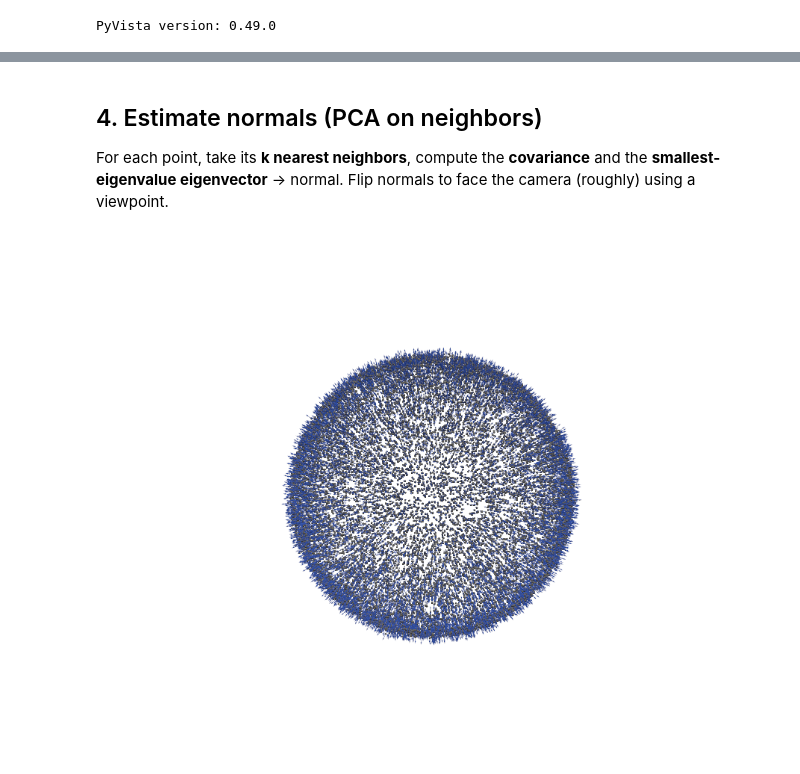
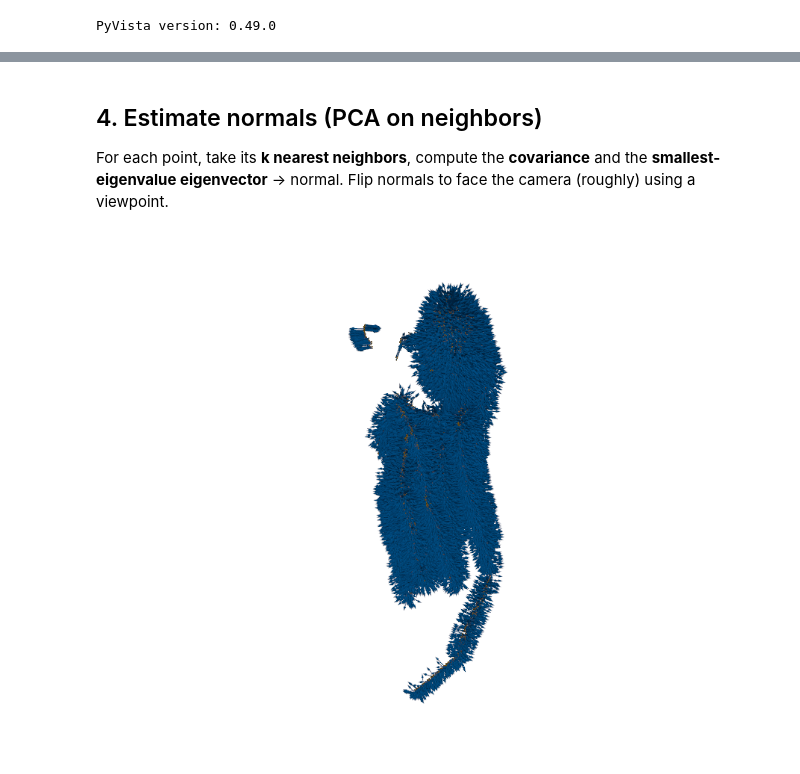
Before and after one commit to ida-mdc/workshop-visualization, a Jupyter notebook: notebooks/point_clouds_tutorial.ipynb, the cells around one changed output, grey strips where cells are left out. Drawn from its saved outputs; the diff is of its cells as text; code cells hidden in the pictures.

```diff
--- a/notebooks/point_clouds_tutorial.ipynb
+++ b/notebooks/point_clouds_tutorial.ipynb
@@ -116,22 +101,14 @@ def voxel_downsample(points, voxel_size, colors=None):
 # %%
-pts = cloud.points.copy()
-cols = cloud['RGB'].copy()
-pts, cols = drop_nans_dupes(pts, cols)
-pts_ds, cols_ds = voxel_downsample(pts, voxel_size=0.02, colors=cols)
-cloud_ds = pv.PolyData(pts_ds)
-if cols_ds is not None:
-    cloud_ds['RGB'] = cols_ds
-
-plotter = pv.Plotter(shape=(1,2), off_screen=True, window_size=(1200, 450))
-plotter.subplot(0,0)
+plotter = pv.Plotter(shape=(1, 2), off_screen=True, window_size=(1200, 450))
+plotter.subplot(0, 0)
 plotter.set_background('white')
-plotter.add_points(pv.PolyData(pts), scalars=cols, rgb=True, point_size=3.0, render_points_as_spheres=True)
-plotter.add_text(f'Original: {pts.shape[0]:,} pts', font_size=10)
-plotter.subplot(0,1)
+plotter.add_points(cloud, scalars='RGB', rgb=True, point_size=3.0, render_points_as_spheres=True)
+plotter.add_text("The scan's own color", font_size=10)
+plotter.subplot(0, 1)
 plotter.set_background('white')
-plotter.add_points(cloud_ds, scalars='RGB', rgb=True, point_size=3.0, render_points_as_spheres=True)
-plotter.add_text(f'Downsampled: {pts_ds.shape[0]:,} pts', font_size=10)
+plotter.add_points(cloud, scalars='radius', cmap='viridis', point_size=3.0, render_points_as_spheres=True)
+plotter.add_text('Colored by a property (radius)', font_size=10)
 plotter.link_views()
-png = OUT / 'pc_downsample_compare.png'
+png = OUT / 'pc_color_compare.png'
 plotter.show(screenshot=png, jupyter_backend="static")
 # %% [output]
@@ -174,35 +116,36 @@ pl.show(screenshot=png, jupyter_backend="static")
 # %% [markdown]
 ## 4. Estimate normals (PCA on neighbors)
-For each point, take its **k nearest neighbors**, compute the **covariance** and the **smallest-eigenvalue eigenvector** → normal. Flip normals to face the camera (roughly) using a viewpoint.
+For each point, take its **k nearest neighbors**, compute the **covariance**
+and the **smallest-eigenvalue eigenvector** → normal. Flip normals to face
+the camera (roughly) using a viewpoint.
 # %%
-def estimate_normals_pca(points, k=16, viewpoint=(3,3,3)):
+def estimate_normals_pca(points, k=16, viewpoint=(3, 3, 3)):
     if cKDTree is None:
         print('cKDTree not available; returning zeros for normals.')
         return np.zeros_like(points)
     tree = cKDTree(points)
     _, idxs = tree.query(points, k=k)
     normals = np.zeros_like(points)
     for i, nn in enumerate(idxs):
         P = points[nn]
         C = np.cov(P.T)
         w, v = np.linalg.eigh(C)
         n = v[:, np.argmin(w)]
         if np.dot(n, (np.asarray(viewpoint) - points[i])) < 0:
             n = -n
         normals[i] = n
     return normals
 
-pts_for_normals = pts_clean if 'pts_clean' in locals() else pts_ds
-normals = estimate_normals_pca(pts_for_normals, k=16)
-cloud_n = pv.PolyData(pts_for_normals)
-cloud_n['Normals'] = normals
-glyphs = cloud_n.glyph(orient='Normals', scale=False, factor=0.05)
+normals = estimate_normals_pca(pts, k=16)
+cloud['Normals'] = normals
+
+glyphs = cloud.glyph(orient='Normals', scale=False, factor=0.03)
 pl = pv.Plotter(off_screen=True, window_size=(900, 700))
 pl.set_background('white')
-pl.add_points(cloud_n, color='gray', point_size=3.0, render_points_as_spheres=True)
-pl.add_mesh(glyphs, color='royalblue')
+pl.add_points(cloud, scalars='RGB', rgb=True, point_size=2.0, render_points_as_spheres=True)
+pl.add_mesh(glyphs, color='#0059a0')
 pl.camera_position = 'iso'
 png = OUT / 'pc_normals.png'
 pl.show(screenshot=png, jupyter_backend="static")
 # %% [output]
-[figure, old version]
+[figure, new version]
```
Also changed, not shown: parts of 29 cells of this notebook, 40 other files.
